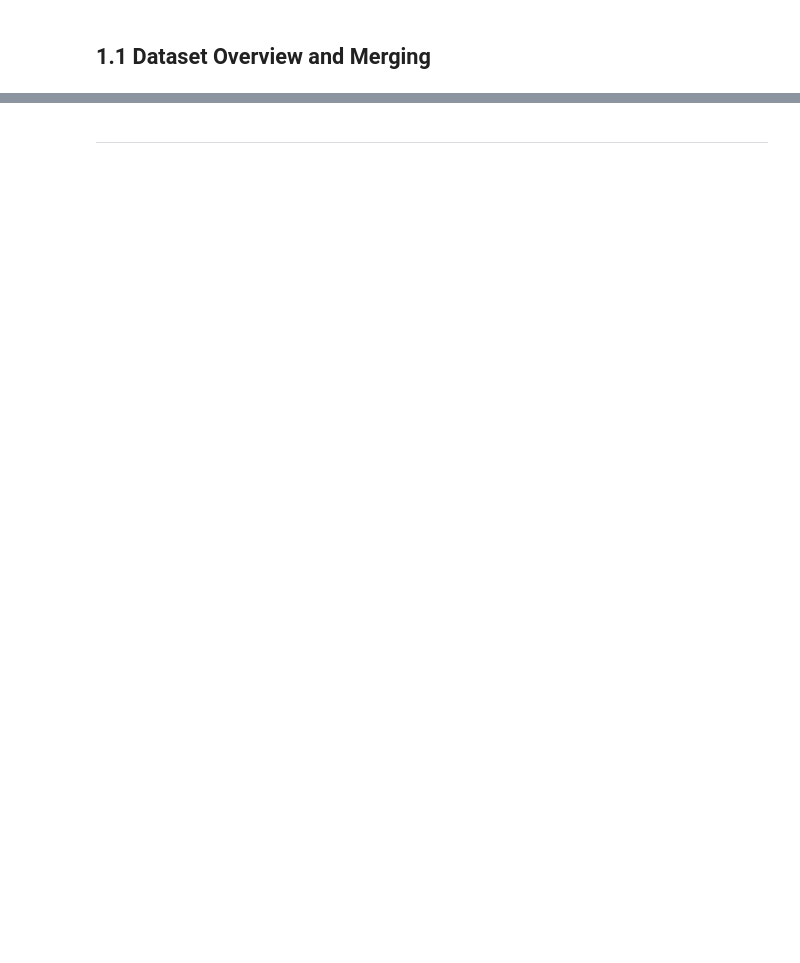
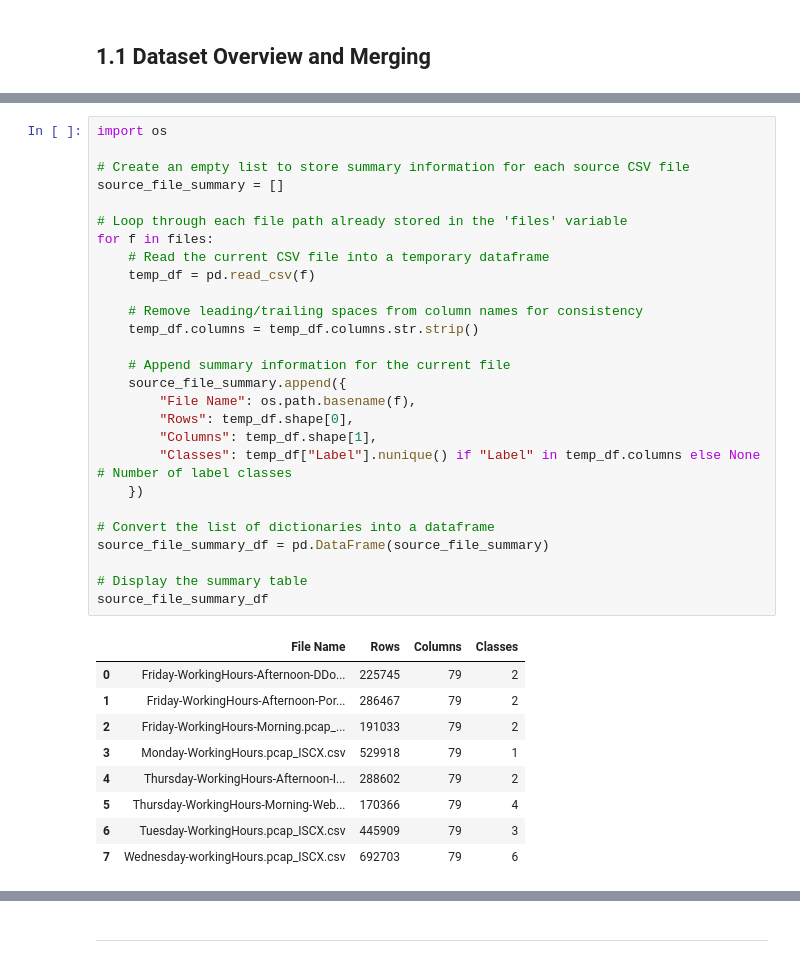
Before and after one commit to SanderSSoares/IDS-Capstone_Project, a Jupyter notebook: IDS_CA2.ipynb, the cells around one changed output, grey strips where cells are left out. Saved outputs shown, nothing was run; the diff lists cells and outputs as text; blank space fills up the shorter version.

```diff
--- a/IDS_CA2.ipynb
+++ b/IDS_CA2.ipynb
@@ -59,0 +83,37 @@ Dataset shape: (2830743, 79)
+# %%
+import os
+
+# Create an empty list to store summary information for each source CSV file
+source_file_summary = []
+
+# Loop through each file path already stored in the 'files' variable
+for f in files:
+    # Read the current CSV file into a temporary dataframe
+    temp_df = pd.read_csv(f)
+
+    # Remove leading/trailing spaces from column names for consistency
+    temp_df.columns = temp_df.columns.str.strip()
+
+    # Append summary information for the current file
+    source_file_summary.append({
+        "File Name": os.path.basename(f),
+        "Rows": temp_df.shape[0],
+        "Columns": temp_df.shape[1],
+        "Classes": temp_df["Label"].nunique() if "Label" in temp_df.columns else None  # Number of label classes
+    })
+
+# Convert the list of dictionaries into a dataframe
+source_file_summary_df = pd.DataFrame(source_file_summary)
+
+# Display the summary table
+source_file_summary_df
+# %% [output]
+|  | File Name | Rows | Columns | Classes |
+| 0 | Friday-WorkingHours-Afternoon-DDo... | 225745 | 79 | 2 |
+| 1 | Friday-WorkingHours-Afternoon-Por... | 286467 | 79 | 2 |
+| 2 | Friday-WorkingHours-Morning.pcap_... | 191033 | 79 | 2 |
+| 3 | Monday-WorkingHours.pcap_ISCX.csv | 529918 | 79 | 1 |
+| 4 | Thursday-WorkingHours-Afternoon-I... | 288602 | 79 | 2 |
+| 5 | Thursday-WorkingHours-Morning-Web... | 170366 | 79 | 4 |
+| 6 | Tuesday-WorkingHours.pcap_ISCX.csv | 445909 | 79 | 3 |
+| 7 | Wednesday-workingHours.pcap_ISCX.csv | 692703 | 79 | 6 |
```
Also changed, not shown: parts of 80 cells of this notebook.
